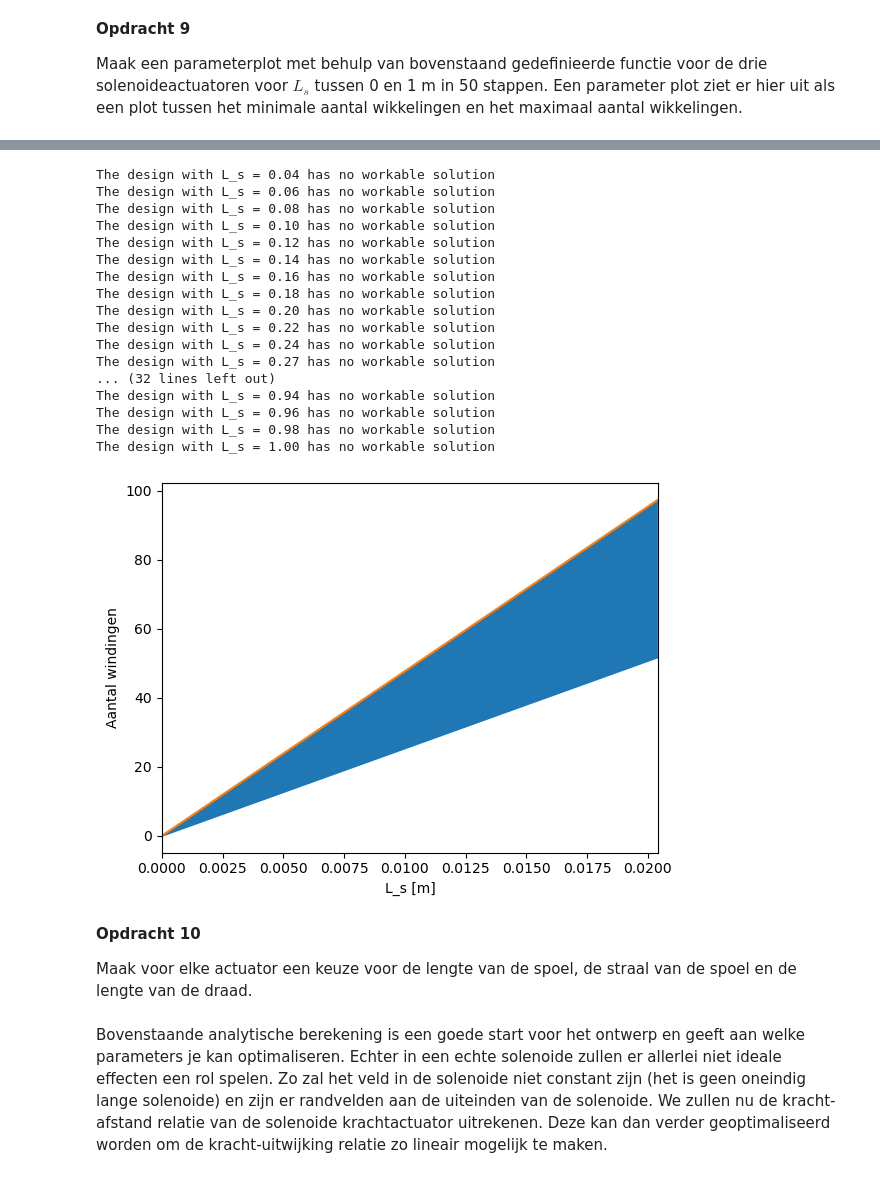
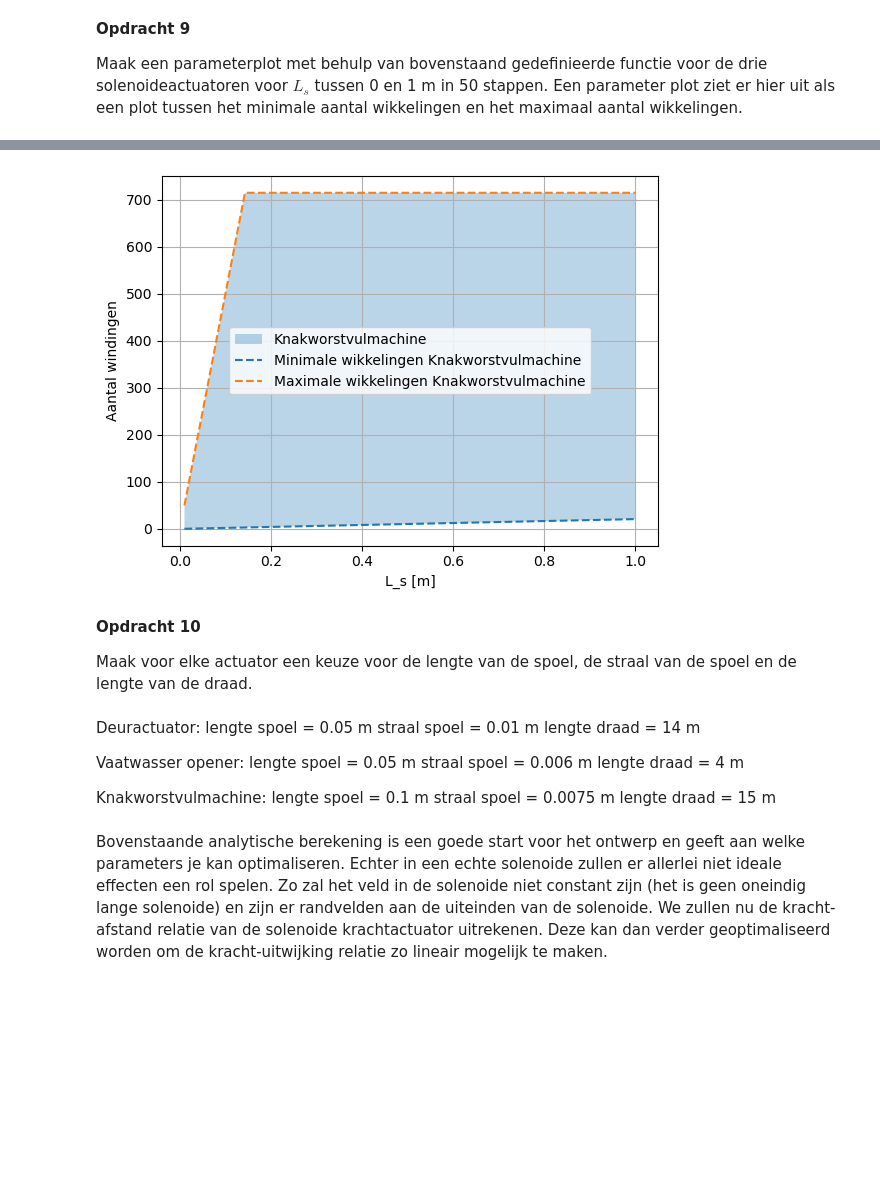
Before and after one commit to beanmachine123/opdrachten-DEF-D, a Jupyter notebook: 2KrachtactuatorOpdracht/2KrachtactuatorOpdracht/KrachtactuatorOpdracht.ipynb, the cells around one changed output, grey strips where cells are left out. Drawn from its saved outputs; the diff is of its cells as text; code cells hidden in the pictures; blank space fills up the shorter version.

```diff
--- a/2KrachtactuatorOpdracht/2KrachtactuatorOpdracht/KrachtactuatorOpdracht.ipynb
+++ b/2KrachtactuatorOpdracht/2KrachtactuatorOpdracht/KrachtactuatorOpdracht.ipynb
@@ -135,8 +135,8 @@ U_deur = 9 #Volt
 U_vaat= 20 #Volt
 U_knak = 9 #Volt
 
-mu_0= np.pi*4e-7 #H/m
-mu_r= 5000 #Van ijzer gevonden op internet, waardes waren erg verschillend bij verschillende bronnen
+mu_0= np.pi*4*1e-7 #H/m
+mu_r= 50000 #Van ijzer gevonden op internet, waardes waren erg verschillend bij verschillende bronnen
 rho_koper= 1.68e-8 #ohm*m
 
 F_deur= 40 #N
@@ -144,12 +144,12 @@ F_vaat= 0.187 #N
 F_knak= 6e-4 #N
 
 r_s_deur= 0.01 #m
-r_s_vaat = (0.01+0.002)/2 #m
-r_s_knak = (0.02+0.0075)/2 #m
+r_s_vaat = 0.006#m
+r_s_knak = 0.0075 #m
 
-r_d_deur= 0.05e-3 #m
-r_d_vaat= 0.1e-3 #m
-r_d_knak= 0.05e-3 #m
+r_d_deur= 0.1e-3 #m
+r_d_vaat= 0.2e-3 #m
+r_d_knak= 0.1e-3 #m
 
 I_deur= 500e-3 #A
 I_vaat= 2 #A
@@ -202,7 +202,7 @@ Plaats hier een png met jullie eventuele analytische afleiding.
 
 def aantal_wikkelingen(L_s,I,r_d,r_s,L_d,F):
     # Voeg hieronder de formules voor het maximum en minimum aantal wikkelingen.
-    N_min = np.sqrt(2*F)*L_s / (I * r_s * np.sqrt(np.pi * mu_0 * (1 - 1/mu_r)))
+    N_min = np.sqrt(2*F)*L_s / (I * r_s * np.sqrt(np.pi * mu_0 * mu_r))
     N_max_1 = L_s/(r_d*2)
     N_max_2 = L_d/(np.pi*2*r_s)
     N_max = min(N_max_1,N_max_2)
@@ -317,49 +297,45 @@ The design with L_s = 1.00 has no workable solution
 # %%
-#Knakworstvuller
-N_knak = [aantal_wikkelingen(L, I_knak, r_d_knak, r_s_knak, L_d_knak, F_knak) for L in L_s_values]
-N_knak = np.array(N_knak)
+#Knakworstvulmachine
+L_s_values = np.linspace(0.01,1,1000)
 
-Nmin_knak = N_knak[:,0]
-Nmax_knak = N_knak[:,1]
 
-mask_knak = ~np.isnan(Nmin_knak) & ~np.isnan(Nmax_knak)
+Nmin_knak, Nmax_knak = [], []
 
-plt.figure()
-plt.fill_between(L_s_values[mask_knak], Nmin_knak[mask_knak], Nmax_knak[mask_knak])
-plt.plot(L_s_values[mask_knak], Nmin_knak[mask_knak])
-plt.plot(L_s_values[mask_knak], Nmax_knak[mask_knak])
+for L in  L_s_values:
+    Nmin, Nmax = aantal_wikkelingen(L, I_knak, r_d_knak, r_s_knak, L_d_knak,F_knak)
+    Nmin_knak.append(Nmin)
+    Nmax_knak.append(Nmax)
+
+plt.fill_between(L_s_values, Nmin_knak, Nmax_knak, alpha=0.3, label='Knakworstvulmachine')
+plt.plot(L_s_values, Nmin_knak,'--', label='Minimale wikkelingen Knakworstvulmachine')
+plt.plot(L_s_values, Nmax_knak,'--', label='Maximale wikkelingen Knakworstvulmachine')
+plt.grid(True)
 plt.xlabel("L_s [m]")
 plt.ylabel("Aantal windingen")
-
-if np.any(mask_knak):
-    plt.xlim(0, L_s_values[mask_knak][-1])
-else:
-    print("Geen werkbare oplossing voor knakworst actuator")
-
+plt.legend()
+plt.tight_layout
 plt.show()
 # %% [output]
-The design with L_s = 0.04 has no workable solution
-The design with L_s = 0.06 has no workable solution
-The design with L_s = 0.08 has no workable solution
-The design with L_s = 0.10 has no workable solution
-The design with L_s = 0.12 has no workable solution
-The design with L_s = 0.14 has no workable solution
-The design with L_s = 0.16 has no workable solution
-The design with L_s = 0.18 has no workable solution
-The design with L_s = 0.20 has no workable solution
-The design with L_s = 0.22 has no workable solution
-The design with L_s = 0.24 has no workable solution
-The design with L_s = 0.27 has no workable solution
-... (32 lines left out)
-The design with L_s = 0.94 has no workable solution
-The design with L_s = 0.96 has no workable solution
-The design with L_s = 0.98 has no workable solution
-The design with L_s = 1.00 has no workable solution
-[figure, old version]
+[figure, new version]
 # %% [markdown]
 **Opdracht 10**
 
 Maak voor elke actuator een keuze voor de lengte van de spoel, de straal van de spoel en de lengte van de draad.
+# %% [markdown]
+Deuractuator:
+lengte spoel = 0.05 m
+straal spoel = 0.01 m
+lengte draad = 14 m
+
+Vaatwasser opener:
+lengte spoel = 0.05 m
+straal spoel = 0.006 m
+lengte draad = 4 m
+
+Knakworstvulmachine:
+lengte spoel = 0.1 m
+straal spoel = 0.0075 m
+lengte draad = 15 m
 # %% [markdown]
 Bovenstaande analytische berekening is een goede start voor het ontwerp en geeft aan welke parameters je kan optimaliseren. Echter in een echte solenoide zullen er allerlei niet ideale effecten een rol spelen. Zo zal het veld in de solenoide niet constant zijn (het is geen oneindig lange solenoide) en zijn er randvelden aan de uiteinden van de solenoide. We zullen nu de kracht-afstand relatie van de solenoide krachtactuator uitrekenen. Deze kan dan verder geoptimaliseerd worden om de kracht-uitwijking relatie zo lineair mogelijk te maken.
 # %% [markdown]
```
Also changed, not shown: parts of 8 cells of this notebook.
